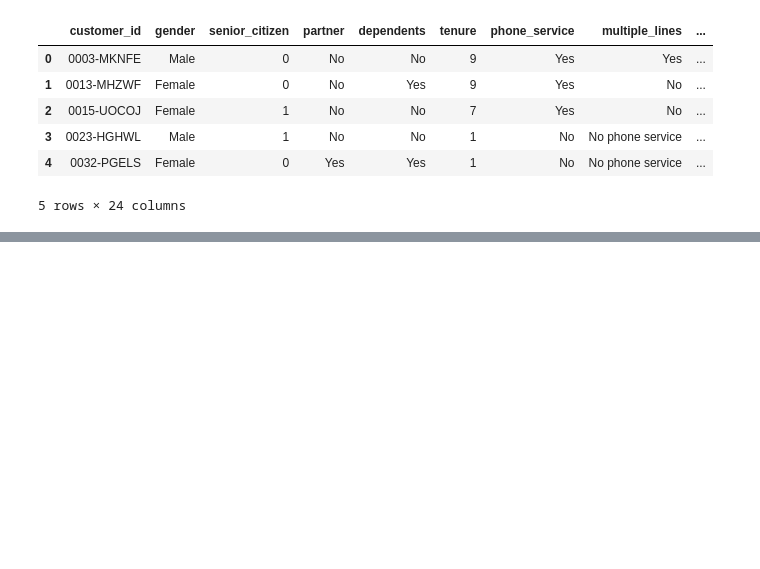
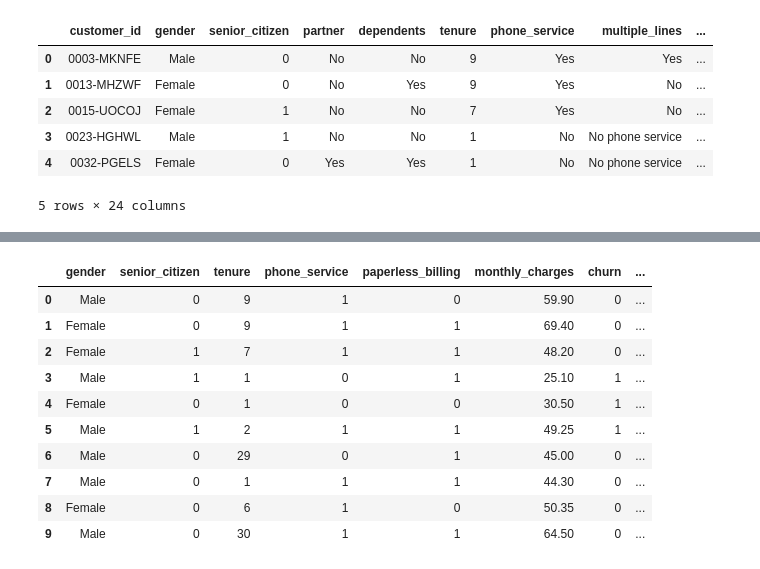
Before and after one commit to matt-c-knight/telco_project, a Jupyter notebook: practice_prep.ipynb, the cells around one changed output, grey strips where cells are left out. Drawn from its saved outputs; the diff is of its cells as text; code cells hidden in the pictures; blank space fills up the shorter version.

```diff
--- a/practice_prep.ipynb
+++ b/practice_prep.ipynb
@@ -37,0 +154,4 @@ df.head()
+# %%
+telco.loc[telco['paperless_billing'] == 'No', 'paperless_billing'] = 0
+# %%
+telco.loc[telco['paperless_billing'] == 'Yes', 'paperless_billing'] = 1
@@ -37,0 +167,18 @@ df.head()
+# %%
+telco.loc[telco['churn'] == 'No', 'churn'] = 0
+# %%
+telco.loc[telco['churn'] == 'Yes', 'churn'] = 1
+# %%
+telco.head(10)
+# %% [output]
+|  | gender | senior_citizen | tenure | phone_service | paperless_billing | monthly_charges | churn | ... |
+| 0 | Male | 0 | 9 | 1 | 0 | 59.90 | 0 | ... |
+| 1 | Female | 0 | 9 | 1 | 1 | 69.40 | 0 | ... |
+| 2 | Female | 1 | 7 | 1 | 1 | 48.20 | 0 | ... |
+| 3 | Male | 1 | 1 | 0 | 1 | 25.10 | 1 | ... |
+| 4 | Female | 0 | 1 | 0 | 0 | 30.50 | 1 | ... |
+| 5 | Male | 1 | 2 | 1 | 1 | 49.25 | 1 | ... |
+| 6 | Male | 0 | 29 | 0 | 1 | 45.00 | 0 | ... |
+| 7 | Male | 0 | 1 | 1 | 1 | 44.30 | 0 | ... |
+| 8 | Female | 0 | 6 | 1 | 0 | 50.35 | 0 | ... |
+| 9 | Male | 0 | 30 | 1 | 1 | 64.50 | 0 | ... |
```
Also changed, not shown: parts of 24 cells of this notebook.
